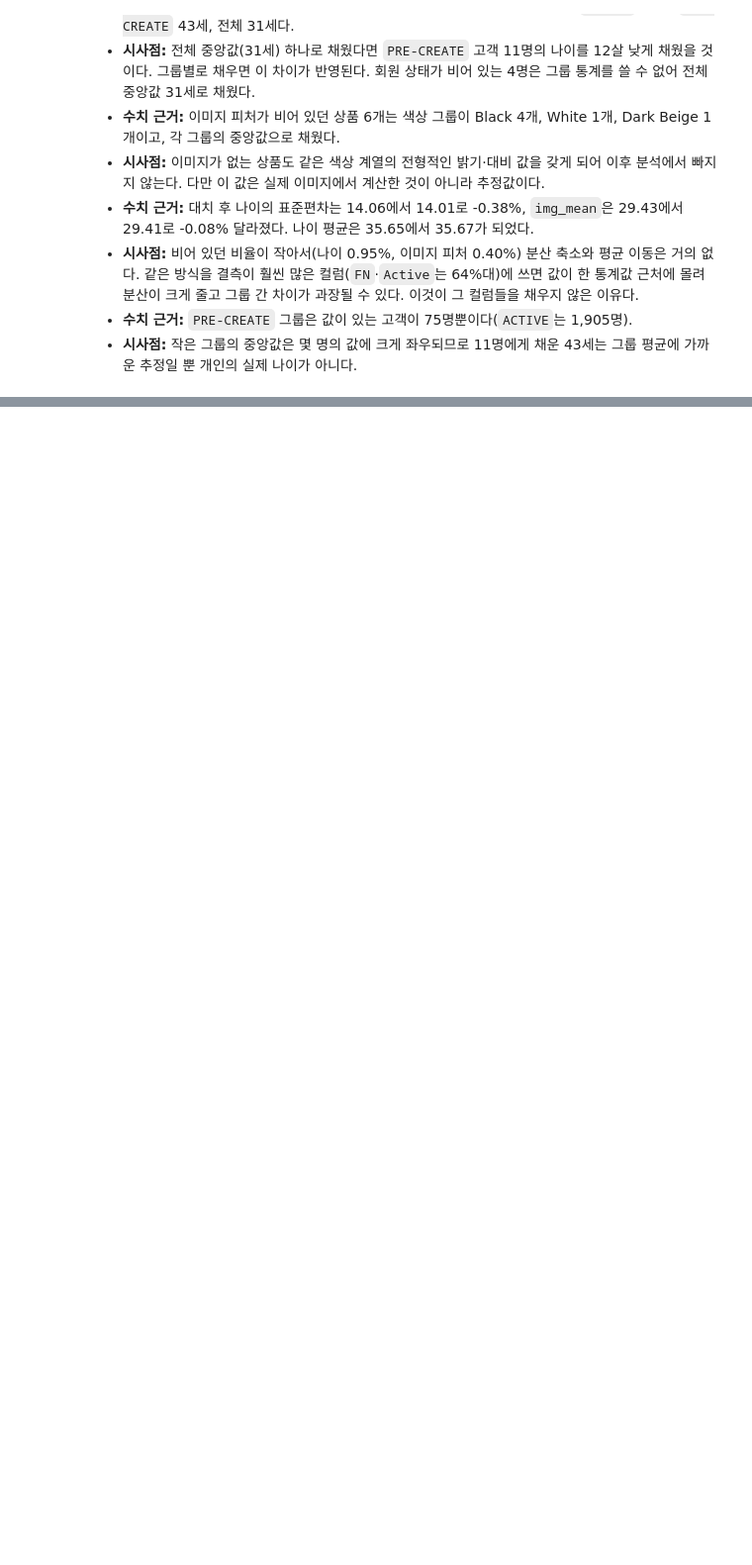
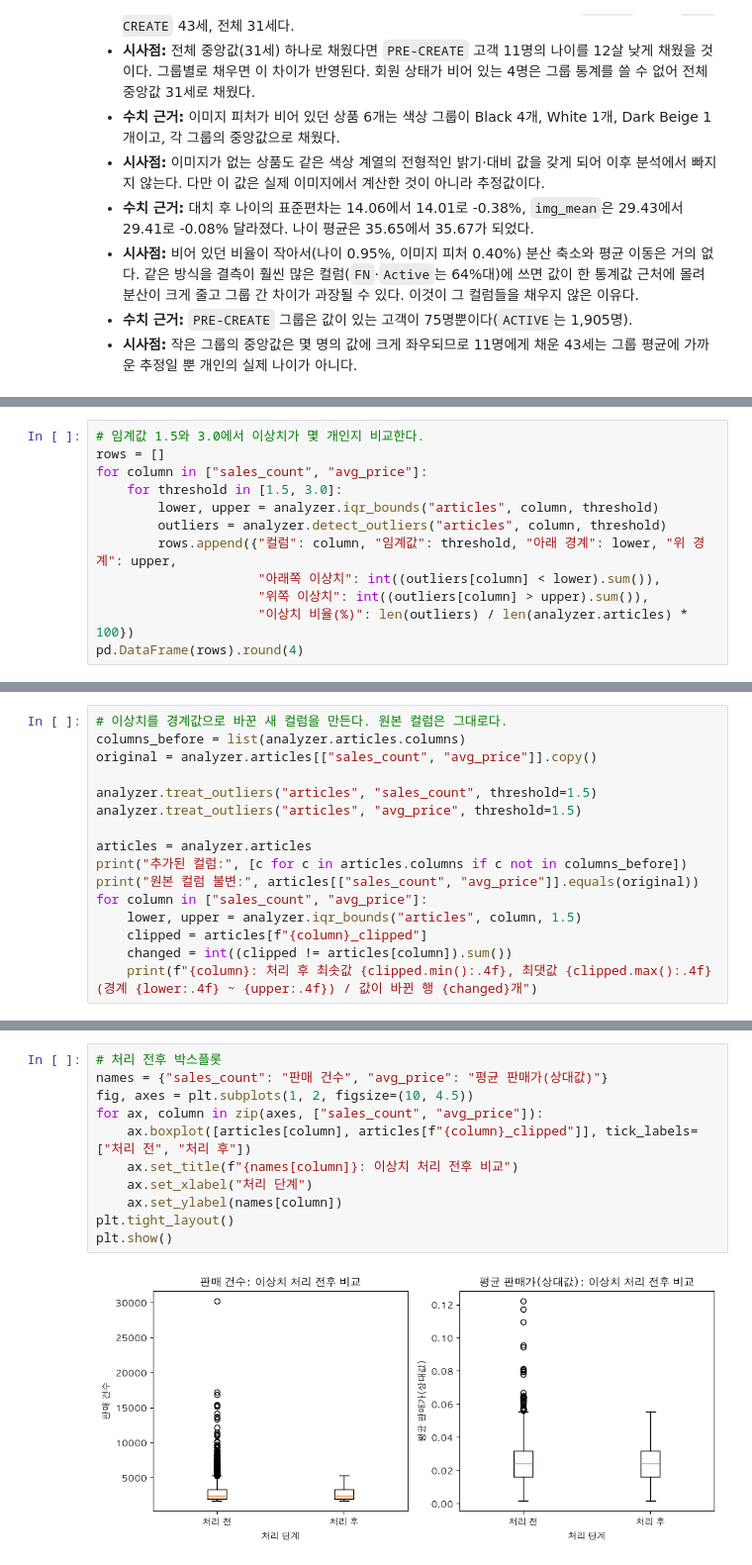
Before and after one commit to kimch0612/Codyssey_A1-1, a Jupyter notebook: notebooks/analysis_report.ipynb, the cells around one changed output, grey strips where cells are left out. Shown at 99% size. Drawn from its saved outputs; the diff is of its cells as text; blank space fills up the shorter version.

Commit message:
feat: pipeline.py, analysis_report.ipynb; iqr_bounds(), detect_outliers(), treat_outliers() 추가, 이상치 처리 노트북 6장과 전후 박스플롯 추가
Co-Authored-By: Claude Sonnet 5.5 <noreply@anthropic.com>

```diff
--- a/notebooks/analysis_report.ipynb
+++ b/notebooks/analysis_report.ipynb
@@ -728,0 +765,12 @@ change.round(2)
+# %%
+# 임계값 1.5와 3.0에서 이상치가 몇 개인지 비교한다.
+rows = []
+for column in ["sales_count", "avg_price"]:
+    for threshold in [1.5, 3.0]:
+        lower, upper = analyzer.iqr_bounds("articles", column, threshold)
+        outliers = analyzer.detect_outliers("articles", column, threshold)
+        rows.append({"컬럼": column, "임계값": threshold, "아래 경계": lower, "위 경계": upper,
+                     "아래쪽 이상치": int((outliers[column] < lower).sum()),
+                     "위쪽 이상치": int((outliers[column] > upper).sum()),
+                     "이상치 비율(%)": len(outliers) / len(analyzer.articles) * 100})
+pd.DataFrame(rows).round(4)
@@ -728,0 +796,16 @@ change.round(2)
+# %%
+# 이상치를 경계값으로 바꾼 새 컬럼을 만든다. 원본 컬럼은 그대로다.
+columns_before = list(analyzer.articles.columns)
+original = analyzer.articles[["sales_count", "avg_price"]].copy()
+
+analyzer.treat_outliers("articles", "sales_count", threshold=1.5)
+analyzer.treat_outliers("articles", "avg_price", threshold=1.5)
+
+articles = analyzer.articles
+print("추가된 컬럼:", [c for c in articles.columns if c not in columns_before])
+print("원본 컬럼 불변:", articles[["sales_count", "avg_price"]].equals(original))
+for column in ["sales_count", "avg_price"]:
+    lower, upper = analyzer.iqr_bounds("articles", column, 1.5)
+    clipped = articles[f"{column}_clipped"]
+    changed = int((clipped != articles[column]).sum())
+    print(f"{column}: 처리 후 최솟값 {clipped.min():.4f}, 최댓값 {clipped.max():.4f} (경계 {lower:.4f} ~ {upper:.4f}) / 값이 바뀐 행 {changed}개")
@@ -728,0 +817,13 @@ change.round(2)
+# %%
+# 처리 전후 박스플롯
+names = {"sales_count": "판매 건수", "avg_price": "평균 판매가(상대값)"}
+fig, axes = plt.subplots(1, 2, figsize=(10, 4.5))
+for ax, column in zip(axes, ["sales_count", "avg_price"]):
+    ax.boxplot([articles[column], articles[f"{column}_clipped"]], tick_labels=["처리 전", "처리 후"])
+    ax.set_title(f"{names[column]}: 이상치 처리 전후 비교")
+    ax.set_xlabel("처리 단계")
+    ax.set_ylabel(names[column])
+plt.tight_layout()
+plt.show()
+# %% [output]
+[figure, added]
```
Also changed, not shown: parts of 9 cells of this notebook, 1 other file.
